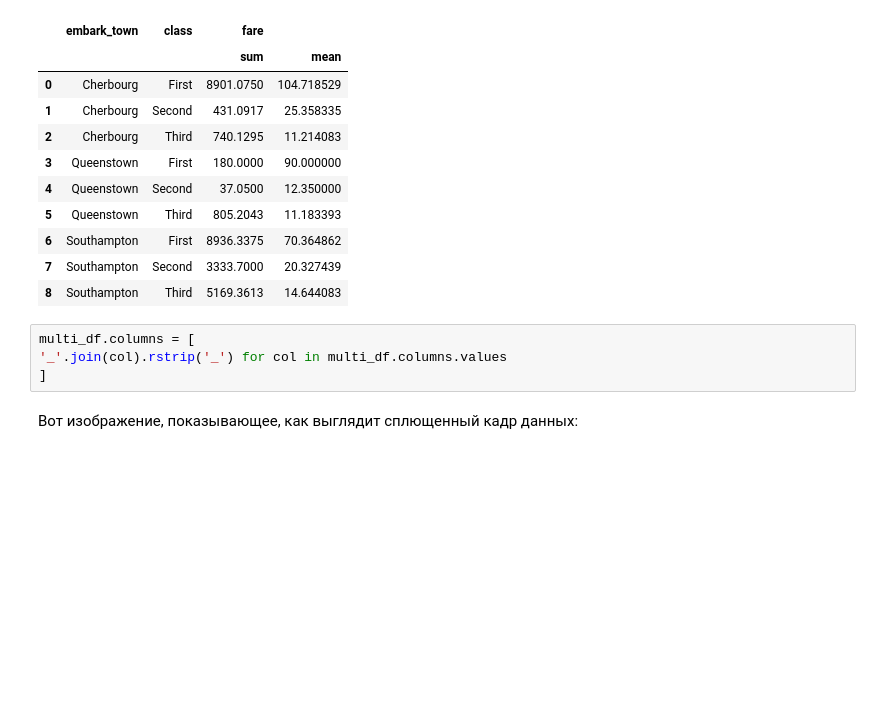
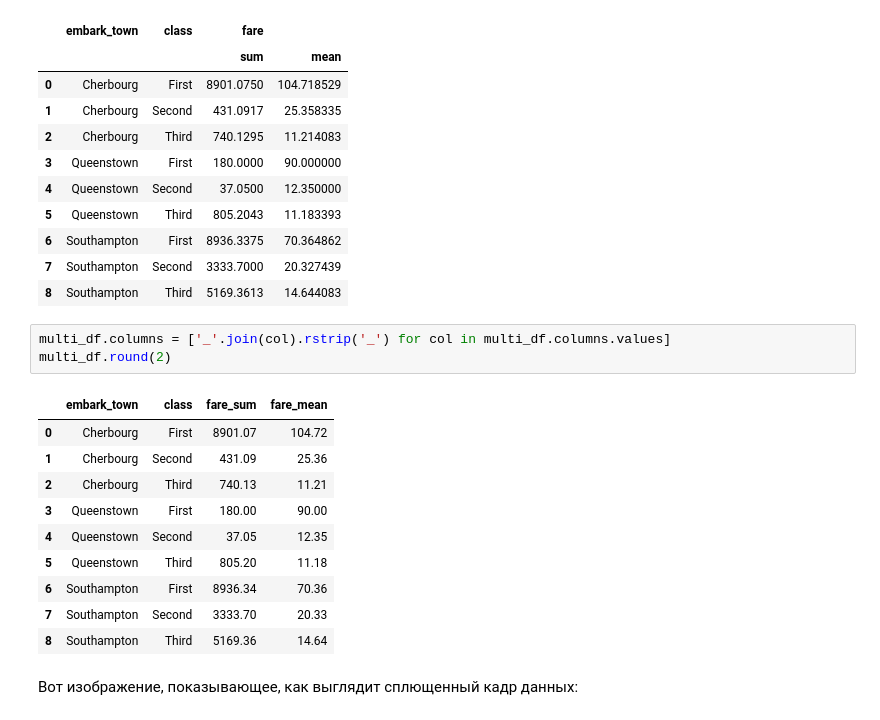
Before and after one commit to dm-fedorov/pandas_basic, a Jupyter notebook: быстрое введение в pandas/Подробное руководство по группировке и агрегированию с помощью pandas.ipynb, the cells around one changed output. Saved outputs shown, nothing was run; the diff lists cells and outputs as text; blank space fills up the shorter version.

```diff
--- a/быстрое введение в pandas/Подробное руководство по группировке и агрегированию с помощью pandas.ipynb
+++ b/быстрое введение в pandas/Подробное руководство по группировке и агрегированию с помощью pandas.ipynb
@@ -634,9 +636,19 @@ multi_df
 | 7 | Southampton | Second | 3333.7000 | 20.327439 |
 | 8 | Southampton | Third | 5169.3613 | 14.644083 |
 # %%
-multi_df.columns = [
-'_'.join(col).rstrip('_') for col in multi_df.columns.values
-]
+multi_df.columns = ['_'.join(col).rstrip('_') for col in multi_df.columns.values]
+multi_df.round(2)
+# %% [output]
+|  | embark_town | class | fare_sum | fare_mean |
+| 0 | Cherbourg | First | 8901.07 | 104.72 |
+| 1 | Cherbourg | Second | 431.09 | 25.36 |
+| 2 | Cherbourg | Third | 740.13 | 11.21 |
+| 3 | Queenstown | First | 180.00 | 90.00 |
+| 4 | Queenstown | Second | 37.05 | 12.35 |
+| 5 | Queenstown | Third | 805.20 | 11.18 |
+| 6 | Southampton | First | 8936.34 | 70.36 |
+| 7 | Southampton | Second | 3333.70 | 20.33 |
+| 8 | Southampton | Third | 5169.36 | 14.64 |
 # %% [markdown]
 Вот изображение, показывающее, как выглядит сплющенный кадр данных:
 # %% [markdown]
```
Also changed, not shown: parts of 6 cells of this notebook.
